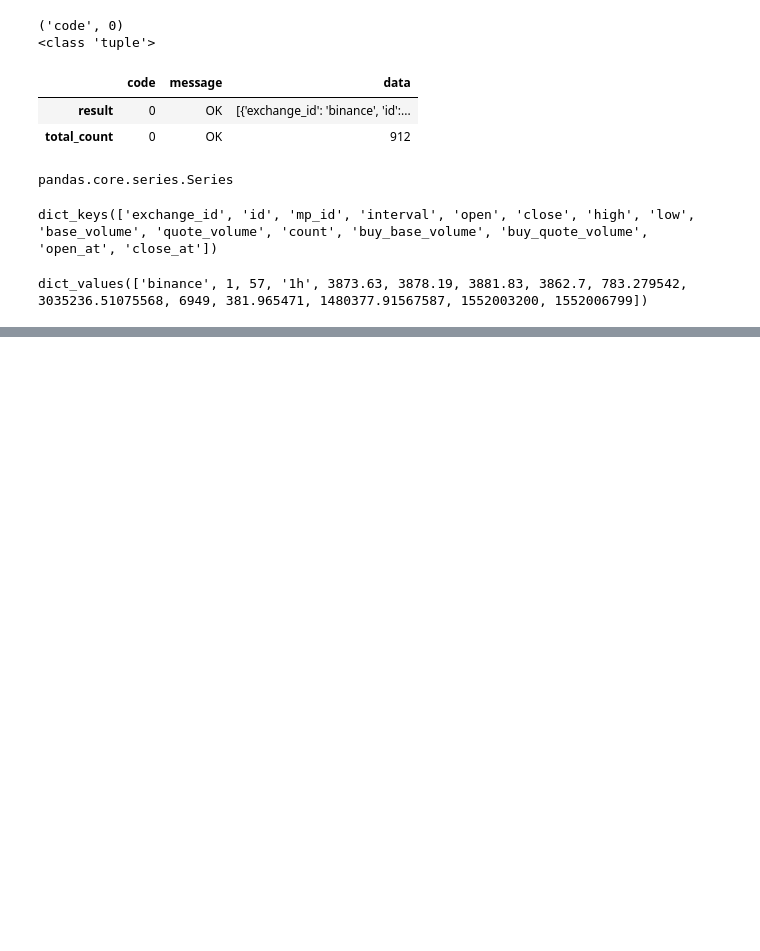
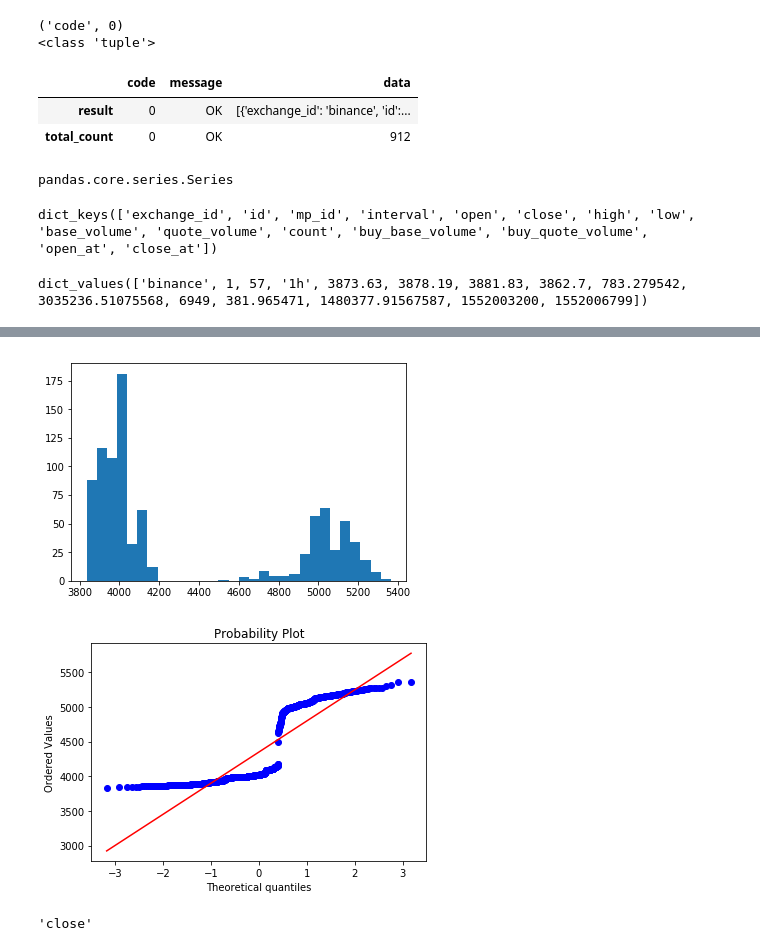
Before and after one commit to jettom/SoftArsenal, a Jupyter notebook: tools/jsonSample.ipynb, the cells around one changed output, grey strips where cells are left out. Saved outputs shown, nothing was run; the diff lists cells and outputs as text; code cells hidden in the pictures; blank space fills up the shorter version.

```diff
--- a/tools/jsonSample.ipynb
+++ b/tools/jsonSample.ipynb
@@ -102,0 +105,2 @@ dict_values(['binance', 1, 57, '1h', 3873.63, 3878.19, 3881.83, 3862.7, 783.2795
+# %%
+df1 = pd.read_json("btcusdt.json")
@@ -102,0 +121,4 @@ dict_values(['binance', 1, 57, '1h', 3873.63, 3878.19, 3881.83, 3862.7, 783.2795
+# %%
+df2=df1['data']['result']
+# %%
+df3=pd.DataFrame(df2)
@@ -102,0 +166,20 @@ dict_values(['binance', 1, 57, '1h', 3873.63, 3878.19, 3881.83, 3862.7, 783.2795
+# %%
+import numpy as np
+import scipy.stats as stats
+import matplotlib.pyplot as plt
+
+def qqplot(dist):
+    plt.hist(dist, bins=30)
+    plt.show()
+    stats.probplot(dist, dist="norm", plot=plt)
+    plt.show()
+# %%
+#
+qqplot(df3[df3.columns[3]])
+# %% [output]
+[figure, added]
+[figure, added]
+# %%
+df3.columns[3]
+# %% [output]
+'close'
```
Also changed, not shown: parts of 14 cells of this notebook.
